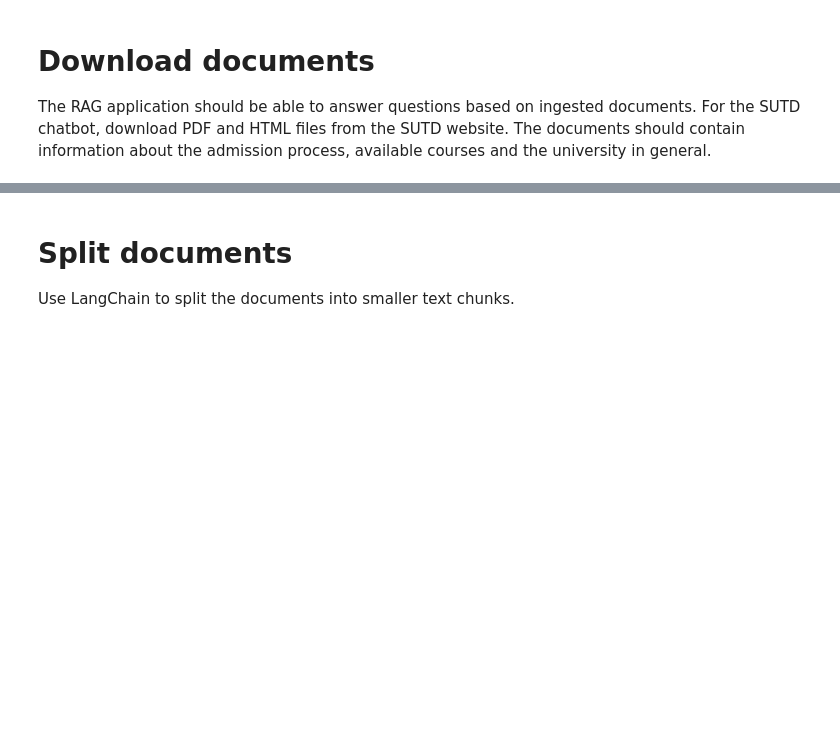
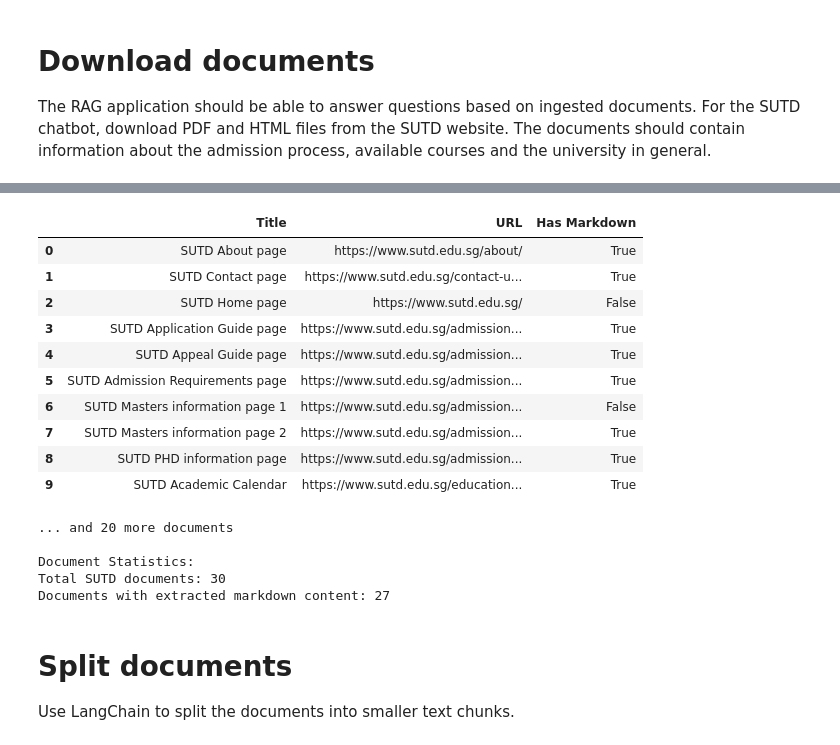
Before and after one commit to adikuma/sutd_5055mlop, a Jupyter notebook: Assignment-03/assignment_03_BYTEUS.ipynb, the cells around one changed output, grey strips where cells are left out. Saved outputs shown, nothing was run; the diff lists cells and outputs as text; code cells hidden in the pictures; blank space fills up the shorter version.

```diff
--- a/Assignment-03/assignment_03_BYTEUS.ipynb
+++ b/Assignment-03/assignment_03_BYTEUS.ipynb
@@ -137,3 +131,39 @@ The RAG application should be able to answer questions based on ingested documen
 # You should download at least 10 documents but more documents can increase the knowledge base of your chatbot.
 
 # **--- ADD YOUR SOLUTION HERE (20 points) ---**
+def get_data(path):
+    with open(path, "r", encoding="utf-8") as f:
+        output_json = json.load(f)
+    return output_json
+
+
+html_data = get_data(HTML_PATH)
+markdown_data = get_data(MARKDOWN_PATH)
+
+print(
+    f"Successfully loaded {len(html_data)} HTML documents and {len(markdown_data)} Markdown documents"
+)
+
+markdown_files = glob("data/markdown/*.md")
+print(f"Found {len(markdown_files)} Markdown files on disk")
+
+docs_info = []
+for doc in markdown_data:
+    docs_info.append(
+        {
+            "Title": doc.get("title", "No Title"),
+            "URL": doc.get("url", "No URL"),
+            "Has Markdown": bool(doc.get("markdown", "").strip()),
+        }
+    )
+
+docs_df = pd.DataFrame(docs_info)
+display(docs_df.head(10))
+
+if len(docs_df) > 10:
+    print(f"... and {len(docs_df) - 10} more documents")
+
+print("\nDocument Statistics:")
+print(f"Total SUTD documents: {len(docs_df)}")
+print(f"Documents with extracted markdown content: {docs_df['Has Markdown'].sum()}")
+# %% [output]
@@ -140,3 +172,19 @@ The RAG application should be able to answer questions based on ingested documen
+|  | Title | URL | Has Markdown |
+| 0 | SUTD About page | https://www.sutd.edu.sg/about/ | True |
+| 1 | SUTD Contact page | https://www.sutd.edu.sg/contact-u... | True |
+| 2 | SUTD Home page | https://www.sutd.edu.sg/ | False |
+| 3 | SUTD Application Guide page | https://www.sutd.edu.sg/admission... | True |
+| 4 | SUTD Appeal Guide page | https://www.sutd.edu.sg/admission... | True |
+| 5 | SUTD Admission Requirements page | https://www.sutd.edu.sg/admission... | True |
+| 6 | SUTD Masters information page 1 | https://www.sutd.edu.sg/admission... | False |
+| 7 | SUTD Masters information page 2 | https://www.sutd.edu.sg/admission... | True |
+| 8 | SUTD PHD information page | https://www.sutd.edu.sg/admission... | True |
+| 9 | SUTD Academic Calendar | https://www.sutd.edu.sg/education... | True |
+... and 20 more documents
+
+Document Statistics:
+Total SUTD documents: 30
+Documents with extracted markdown content: 27
 # %% [markdown]
 # Split documents
 Use LangChain to split the documents into smaller text chunks.
```
Also changed, not shown: parts of 9 cells of this notebook, 8 other files.
